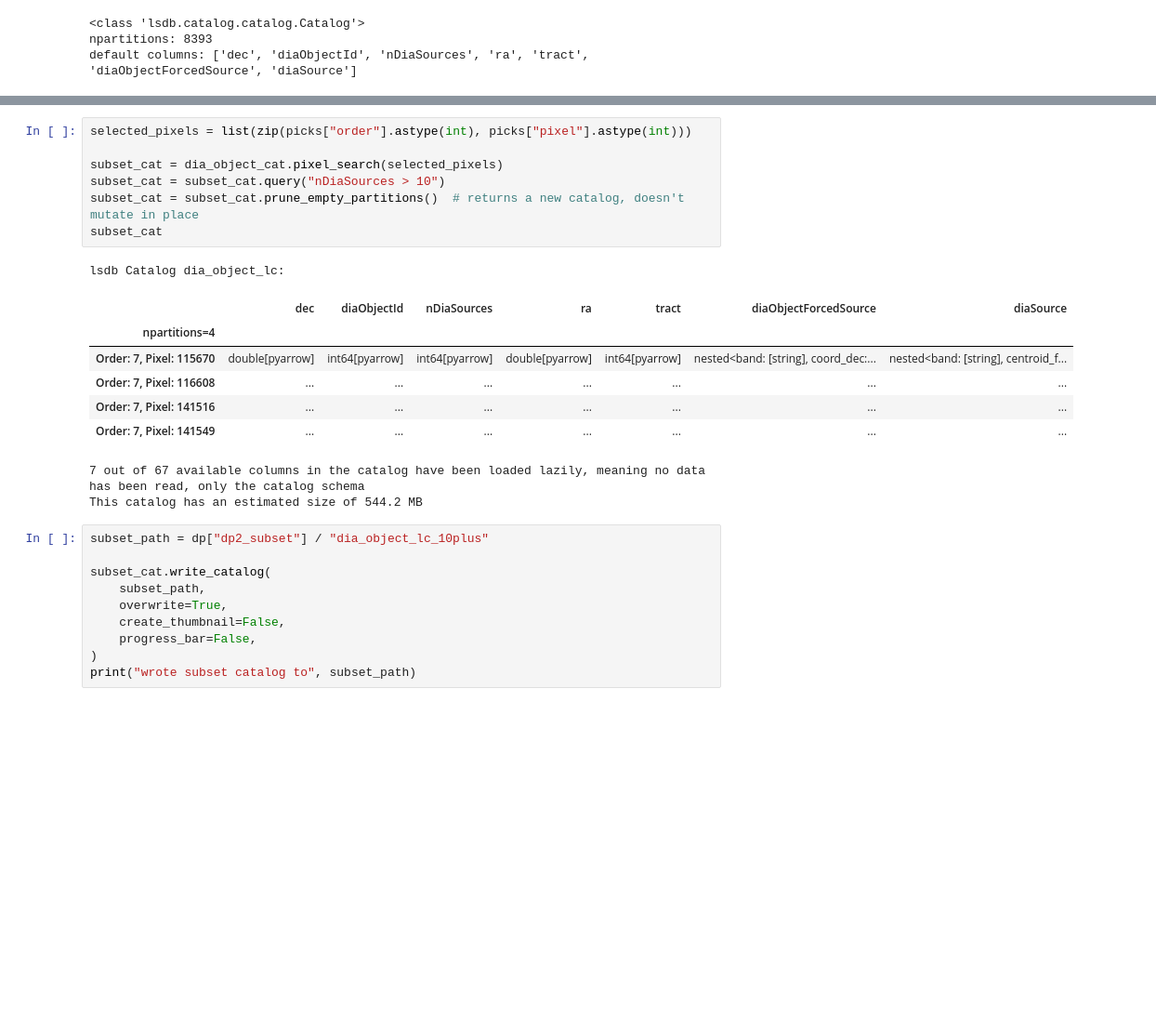
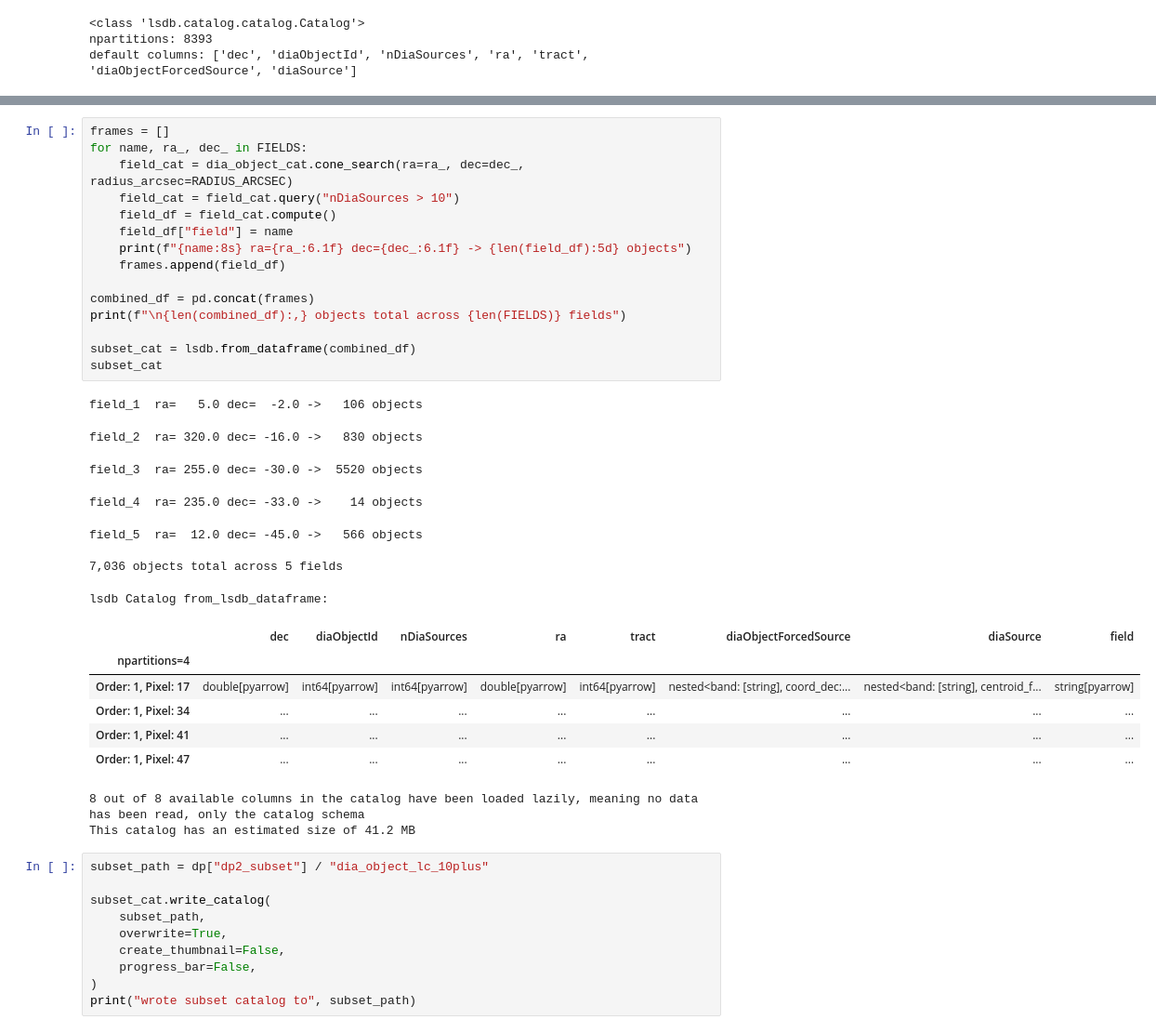
Before and after one commit to ShrRa/dp2_trieste_hands_on, a Jupyter notebook: notebooks/01_read_diaObj.ipynb, the cells around one changed output, grey strips where cells are left out. Shown at 93% size. Drawn from its saved outputs; the diff is of its cells as text; blank space fills up the shorter version.

```diff
--- a/notebooks/01_read_diaObj.ipynb
+++ b/notebooks/01_read_diaObj.ipynb
@@ -242,20 +184,35 @@ files, not the full collection.
 # %%
-selected_pixels = list(zip(picks["order"].astype(int), picks["pixel"].astype(int)))
+frames = []
+for name, ra_, dec_ in FIELDS:
+    field_cat = dia_object_cat.cone_search(ra=ra_, dec=dec_, radius_arcsec=RADIUS_ARCSEC)
+    field_cat = field_cat.query("nDiaSources > 10")
+    field_df = field_cat.compute()
+    field_df["field"] = name
+    print(f"{name:8s} ra={ra_:6.1f} dec={dec_:6.1f} -> {len(field_df):5d} objects")
+    frames.append(field_df)
 
-subset_cat = dia_object_cat.pixel_search(selected_pixels)
-subset_cat = subset_cat.query("nDiaSources > 10")
-subset_cat = subset_cat.prune_empty_partitions()  # returns a new catalog, doesn't mutate in place
+combined_df = pd.concat(frames)
+print(f"\n{len(combined_df):,} objects total across {len(FIELDS)} fields")
+
+subset_cat = lsdb.from_dataframe(combined_df)
 subset_cat
 # %% [output]
-lsdb Catalog dia_object_lc:
+field_1  ra=   5.0 dec=  -2.0 ->   106 objects
+field_2  ra= 320.0 dec= -16.0 ->   830 objects
+field_3  ra= 255.0 dec= -30.0 ->  5520 objects
+field_4  ra= 235.0 dec= -33.0 ->    14 objects
+field_5  ra=  12.0 dec= -45.0 ->   566 objects
+
+7,036 objects total across 5 fields
+lsdb Catalog from_lsdb_dataframe:
-|  | dec | diaObjectId | nDiaSources | ra | tract | diaObjectForcedSource | diaSource |
-| npartitions=4 |  |  |  |  |  |  |  |
-| Order: 7, Pixel: 115670 | double[pyarrow] | int64[pyarrow] | int64[pyarrow] | double[pyarrow] | int64[pyarrow] | nested<band: [string], coord_dec:... | nested<band: [string], centroid_f... |
-| Order: 7, Pixel: 116608 | ... | ... | ... | ... | ... | ... | ... |
-| Order: 7, Pixel: 141516 | ... | ... | ... | ... | ... | ... | ... |
-| Order: 7, Pixel: 141549 | ... | ... | ... | ... | ... | ... | ... |
+|  | dec | diaObjectId | nDiaSources | ra | tract | diaObjectForcedSource | diaSource | field |
+| npartitions=4 |  |  |  |  |  |  |  |  |
+| Order: 1, Pixel: 17 | double[pyarrow] | int64[pyarrow] | int64[pyarrow] | double[pyarrow] | int64[pyarrow] | nested<band: [string], coord_dec:... | nested<band: [string], centroid_f... | string[pyarrow] |
+| Order: 1, Pixel: 34 | ... | ... | ... | ... | ... | ... | ... | ... |
+| Order: 1, Pixel: 41 | ... | ... | ... | ... | ... | ... | ... | ... |
+| Order: 1, Pixel: 47 | ... | ... | ... | ... | ... | ... | ... | ... |
-7 out of 67 available columns in the catalog have been loaded lazily, meaning no data has been read, only the catalog schema
-This catalog has an estimated size of 544.2 MB
+8 out of 8 available columns in the catalog have been loaded lazily, meaning no data has been read, only the catalog schema
+This catalog has an estimated size of 41.2 MB
 # %%
 subset_path = dp["dp2_subset"] / "dia_object_lc_10plus"
 
```
Also changed, not shown: parts of 19 cells of this notebook, 3 other files.
